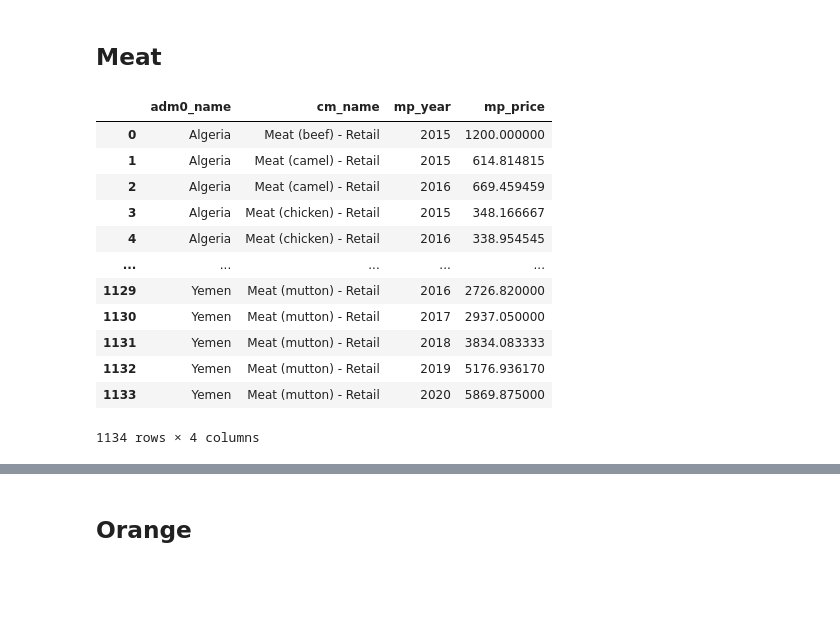
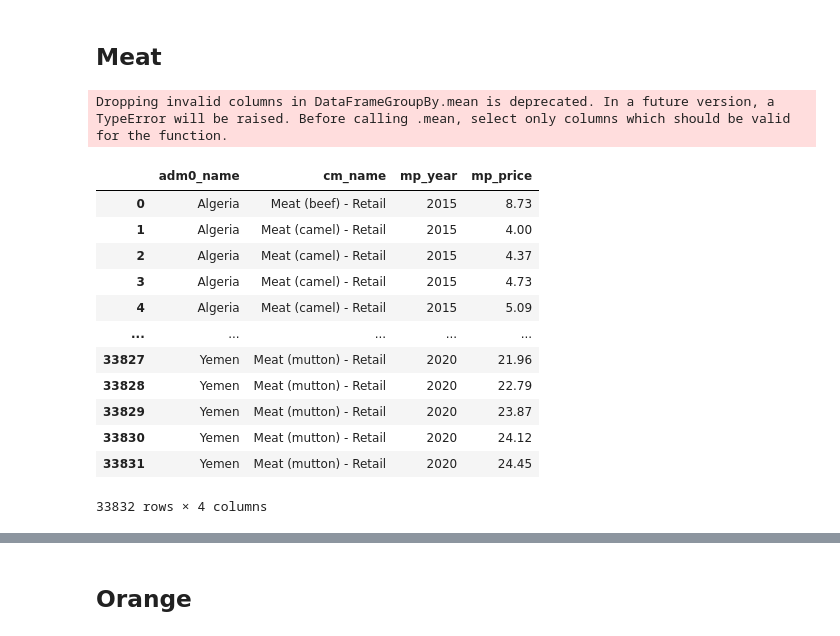
Before and after one commit to roveen001/gfa, a Jupyter notebook: gfa.ipynb, the cells around one changed output, grey strips where cells are left out. Saved outputs shown, nothing was run; the diff lists cells and outputs as text; code cells hidden in the pictures; blank space fills up the shorter version.

```diff
--- a/gfa.ipynb
+++ b/gfa.ipynb
@@ -41,0 +60,6 @@ fp
+# %%
+# get the dollar conversion rate
+# Here we want to do this as to see all the currency values in lastest dollar values Available at: https://app.exchangerate-api.com/dashboard/confirmed
+exc = pd.read_json('https://v6.exchangerate-api.com/v6/1474d2fba526317bbf9da694/latest/USD')
+exc = exc['conversion_rates']
+exc
@@ -41,0 +79,4 @@ fp
+# %%
+# convert the values to dollar
+to_dollar = fp.apply(lambda x: '{:.2f}'.format(x['mp_price']*(1/exc[x['cur_name']]))if x['cur_name'] in exc else False,axis = 1)
+to_dollar
@@ -41,0 +96,4 @@ fp
+# %%
+# update the dollar values to the column
+fp['mp_price'] = to_dollar
+fp
@@ -132,24 +206,25 @@ rice_pr = rice_pr.drop(columns=['Entity_x','Code_x','Year_x','Entity_y','Code_y'
 ## Meat
 # %%
 # lets get the price meat 'r`\bwheat`gmi'
-meat_pr = fp.groupby(['adm0_name','cm_name','mp_year'],as_index=False)['mp_price'].mean()
+meat_pr = fp.groupby(['adm0_name','cm_name','mp_year','mp_price'],as_index=False)['mp_price'].mean()
 meat_pr = meat_pr[meat_pr['cm_name'].str.match('^Meat.*') == True]
-meat_pr = meat_pr.groupby(['adm0_name','cm_name','mp_year'],as_index=False)['mp_price'].mean()
+meat_pr = meat_pr.groupby(['adm0_name','cm_name','mp_year','mp_price'],as_index=False)['mp_price'].mean()
 meat_pr
 # %% [output]
+Dropping invalid columns in DataFrameGroupBy.mean is deprecated. In a future version, a TypeError will be raised. Before calling .mean, select only columns which should be valid for the function.
 |  | adm0_name | cm_name | mp_year | mp_price |
-| 0 | Algeria | Meat (beef) - Retail | 2015 | 1200.000000 |
-| 1 | Algeria | Meat (camel) - Retail | 2015 | 614.814815 |
-| 2 | Algeria | Meat (camel) - Retail | 2016 | 669.459459 |
-| 3 | Algeria | Meat (chicken) - Retail | 2015 | 348.166667 |
-| 4 | Algeria | Meat (chicken) - Retail | 2016 | 338.954545 |
+| 0 | Algeria | Meat (beef) - Retail | 2015 | 8.73 |
+| 1 | Algeria | Meat (camel) - Retail | 2015 | 4.00 |
+| 2 | Algeria | Meat (camel) - Retail | 2015 | 4.37 |
+| 3 | Algeria | Meat (camel) - Retail | 2015 | 4.73 |
+| 4 | Algeria | Meat (camel) - Retail | 2015 | 5.09 |
 | ... | ... | ... | ... | ... |
-| 1129 | Yemen | Meat (mutton) - Retail | 2016 | 2726.820000 |
-| 1130 | Yemen | Meat (mutton) - Retail | 2017 | 2937.050000 |
-| 1131 | Yemen | Meat (mutton) - Retail | 2018 | 3834.083333 |
-| 1132 | Yemen | Meat (mutton) - Retail | 2019 | 5176.936170 |
-| 1133 | Yemen | Meat (mutton) - Retail | 2020 | 5869.875000 |
+| 33827 | Yemen | Meat (mutton) - Retail | 2020 | 21.96 |
+| 33828 | Yemen | Meat (mutton) - Retail | 2020 | 22.79 |
+| 33829 | Yemen | Meat (mutton) - Retail | 2020 | 23.87 |
+| 33830 | Yemen | Meat (mutton) - Retail | 2020 | 24.12 |
+| 33831 | Yemen | Meat (mutton) - Retail | 2020 | 24.45 |
-1134 rows × 4 columns
+33832 rows × 4 columns
 # %%
 meat_pr = meat_pr.merge(meat_pn,left_on=['adm0_name','mp_year'],right_on=['Entity','Year'])
 meat_pr = meat_pr.merge(gdp,left_on=['adm0_name','mp_year'],right_on=['Entity','Year'])
```
Also changed, not shown: parts of 36 cells of this notebook.
